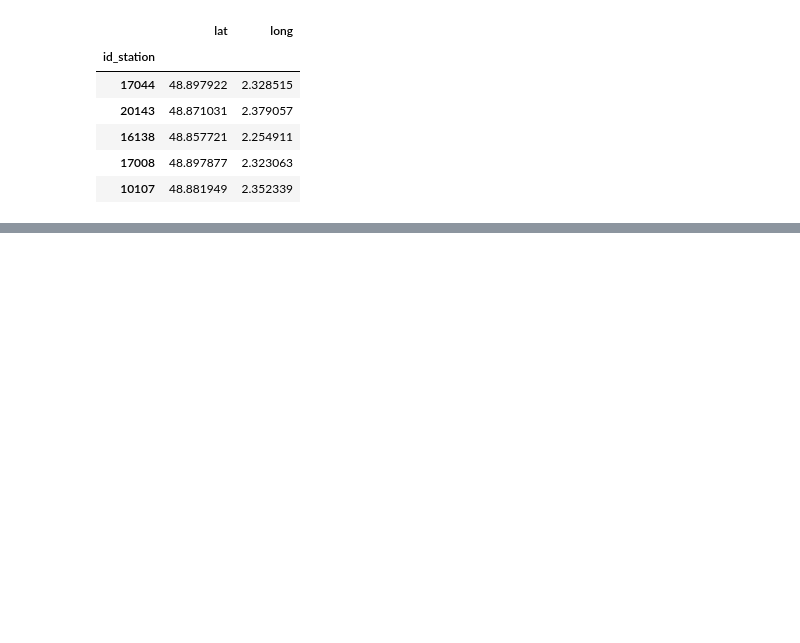
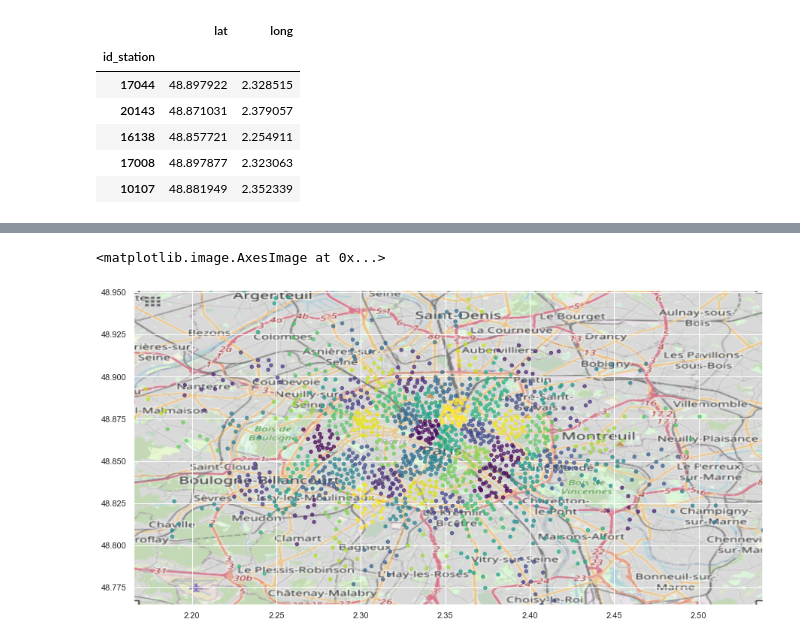
Before and after one commit to NicolasThaize/velib-prj, a Jupyter notebook: docs/notebooks/Geo clustering kmeans.ipynb, the cells around one changed output, grey strips where cells are left out. Saved outputs shown, nothing was run; the diff lists cells and outputs as text; code cells hidden in the pictures; blank space fills up the shorter version.

```diff
--- a/docs/notebooks/Geo clustering kmeans.ipynb
+++ b/docs/notebooks/Geo clustering kmeans.ipynb
@@ -80,0 +93,11 @@ Error:
+# %%
+BBox = ((X.long.min(), X.long.max(), X.lat.min(), X.lat.max()))
+
+paris_map = plt.imread('./map.png')
+
+fig, ax = plt.subplots(figsize = (15, 55))
+ax.scatter(X.long, X.lat, zorder=1, alpha= 0.7, c=X['cluster_label'], s=20, cmap='viridis')
+ax.imshow(paris_map, zorder=0, extent = BBox, aspect= 'equal')
+# %% [output]
+<matplotlib.image.AxesImage at 0x...>
+[figure, added]
```
Also changed, not shown: parts of 3 cells of this notebook, 1 other file.
